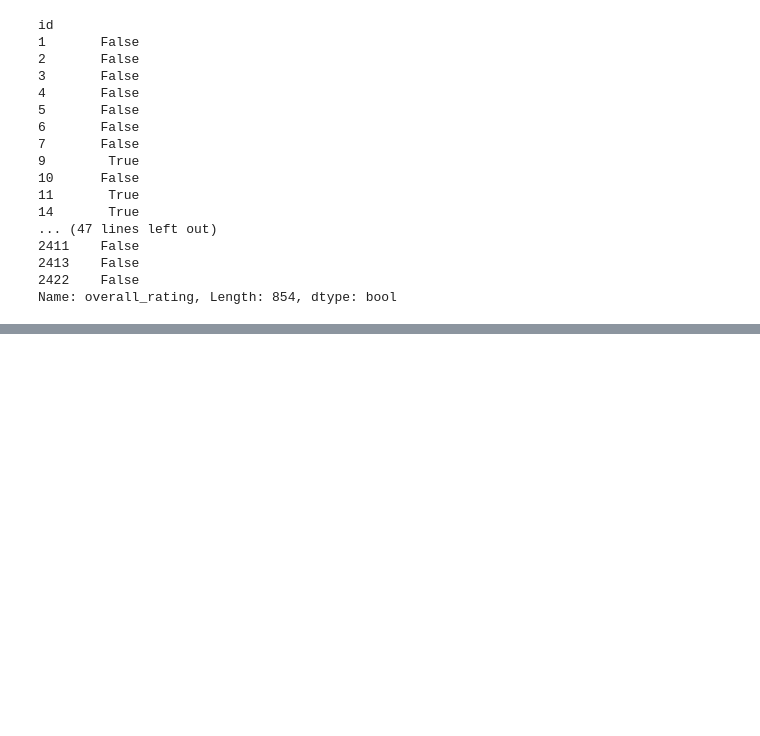
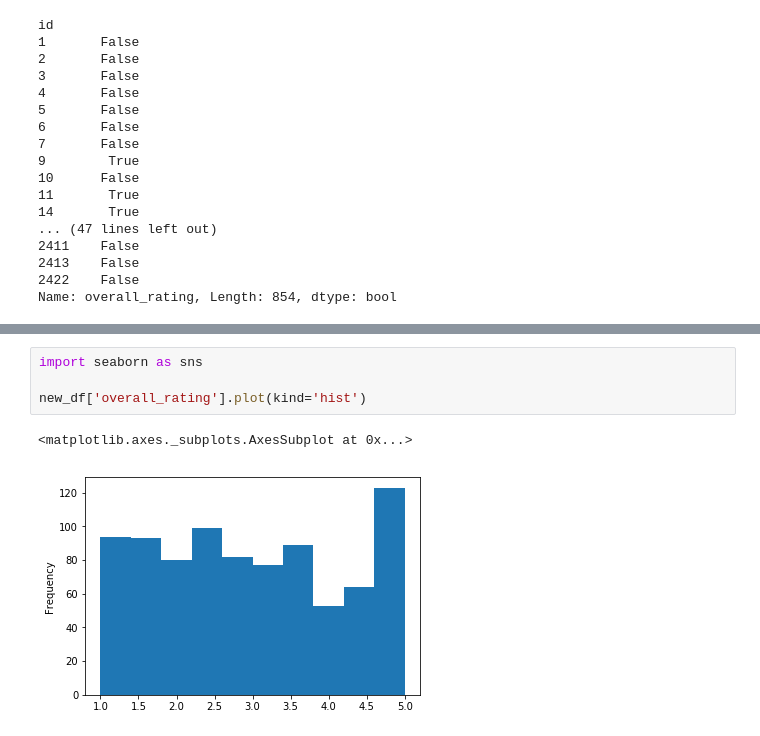
Before and after one commit to fvu958/kingscrowd, a Jupyter notebook: ratings_insights/endofyear_ratings_insights.ipynb, the cells around one changed output, grey strips where cells are left out. Saved outputs shown, nothing was run; the diff lists cells and outputs as text; blank space fills up the shorter version.

Commit message:
made some progress, now to start working on visualizations

```diff
--- a/ratings_insights/endofyear_ratings_insights.ipynb
+++ b/ratings_insights/endofyear_ratings_insights.ipynb
@@ -105,0 +178,7 @@ Name: overall_rating, Length: 854, dtype: bool
+# %%
+import seaborn as sns
+
+new_df['overall_rating'].plot(kind='hist')
+# %% [output]
+<matplotlib.axes._subplots.AxesSubplot at 0x...>
+[figure, added]
```
Also changed, not shown: parts of 15 cells of this notebook.
